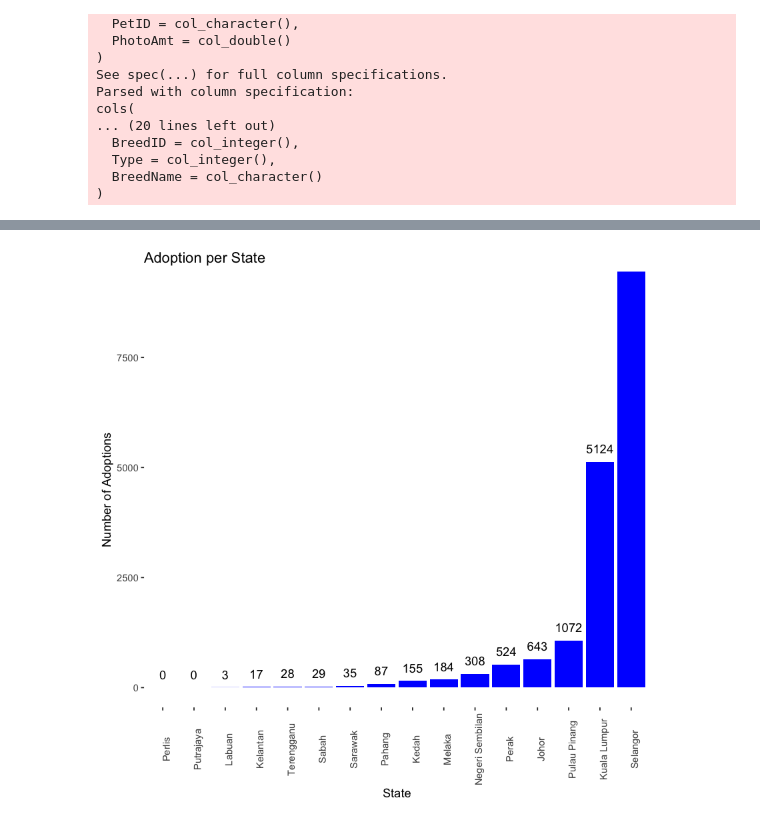
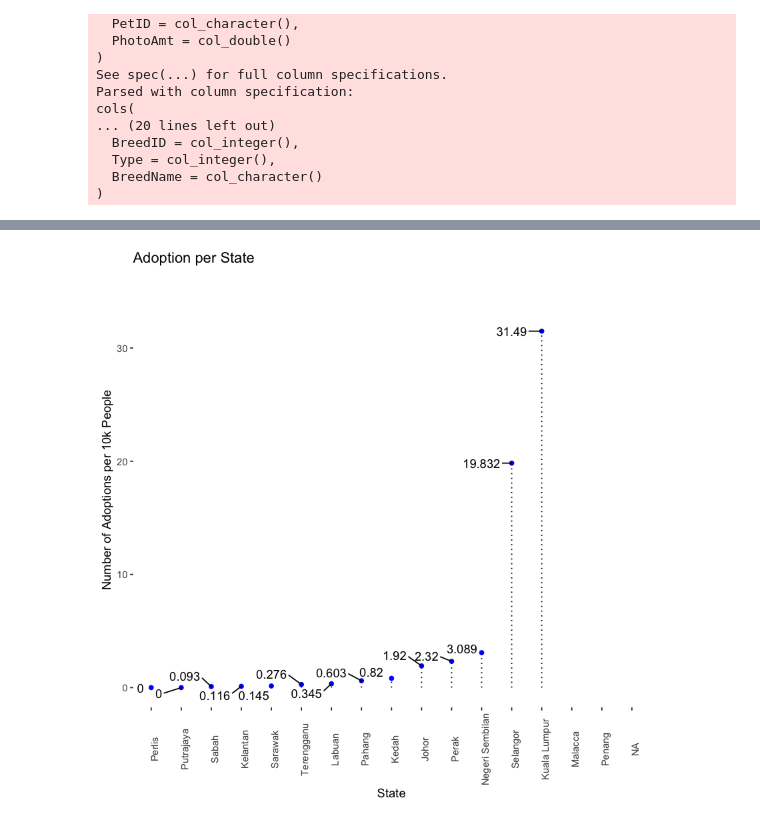
Before and after one commit to vincent507cpu/r, a Jupyter notebook: pet_adoption.ipynb, the cells around one changed output, grey strips where cells are left out. Drawn from its saved outputs; the diff is of its cells as text; code cells hidden in the pictures.

```diff
--- a/pet_adoption.ipynb
+++ b/pet_adoption.ipynb
@@ -110,29 +137,40 @@ Warning message:
 # %%
 #################################################################
-# number of adoption per State
+# Number of adoption in each State per 10000 Population
 location <- read_csv("state_labels.csv")
 location$StateID <- NULL
+
 new <- c(StateName = NA)
 location <- rbind(location, new)
 location <- rbind(location[1:11, ], c(StateName = "Putrajaya"), location[12:15, ])
 location$ID <- seq(0, 15, 1)
-location <- location %>% mutate(StateName = as.factor(StateName))
+#location <- location %>% mutate(StateName = as.factor(StateName))
+pop <- read_csv("population.csv")
+
 
 df_new <- df %>%
   filter(AdoptionSpeed != 4) %>%
   group_by(StateName) %>%
   summarise(Number = n())
+df_new[6, 1] <- "Malacca"
+df_new[10, 1] <- "Penang"
+
 area1 <- c(StateName = "Perlis", Number = 0)
 area2 <- c(StateName = "Putrajaya", Number = 0)
-area <- as.data.frame(rbind(area1, area2)) %>% mutate(StateName = as.factor(StateName))
+area <- as.data.frame(rbind(area1, area2))
 df_new <- rbind(df_new, area)
 
+df_new <- df_new %>% full_join(pop, by = c("StateName" = "State"))
+df_new$adpPer10k <- round(as.numeric(df_new$Number) / df_new$Population * 10000, 3)
+df_new <- df_new[order(df_new$adpPer10k), ]
+
 ggplot(df_new) +
-  geom_col(aes(reorder(StateName, as.numeric(Number)), as.numeric(Number)), fill = "blue") +
-  geom_text(aes(StateName, as.numeric(Number), label = Number), vjust = -1) +
+  geom_point(aes(reorder(StateName, adpPer10k), adpPer10k), color = "blue") +
+  geom_text_repel(data = df_new, aes(StateName, adpPer10k, label = adpPer10k), nudge_x = -1) +
+  geom_segment(aes(x= StateName, y = 0, xend = StateName, yend = adpPer10k), linetype = "dotted") +
   theme(panel.background = element_blank(), axis.text.x = element_text(angle = 90)) +
-  coord_cartesian(ylim = c(0, 9000)) +
-  xlab("State") + ylab("Number of Adoptions") + ggtitle("Adoption per State")
+  coord_cartesian(ylim = c(0, 35)) +
+  xlab("State") + ylab("Number of Adoptions per 10k People") + ggtitle("Adoption per State")
 # %% [output]
 Parsed with column specification:
 cols(
@@ -142 +192 @@ cols(
-[figure, old version]
+[figure, new version]
```
Also changed, not shown: parts of 6 cells of this notebook.
